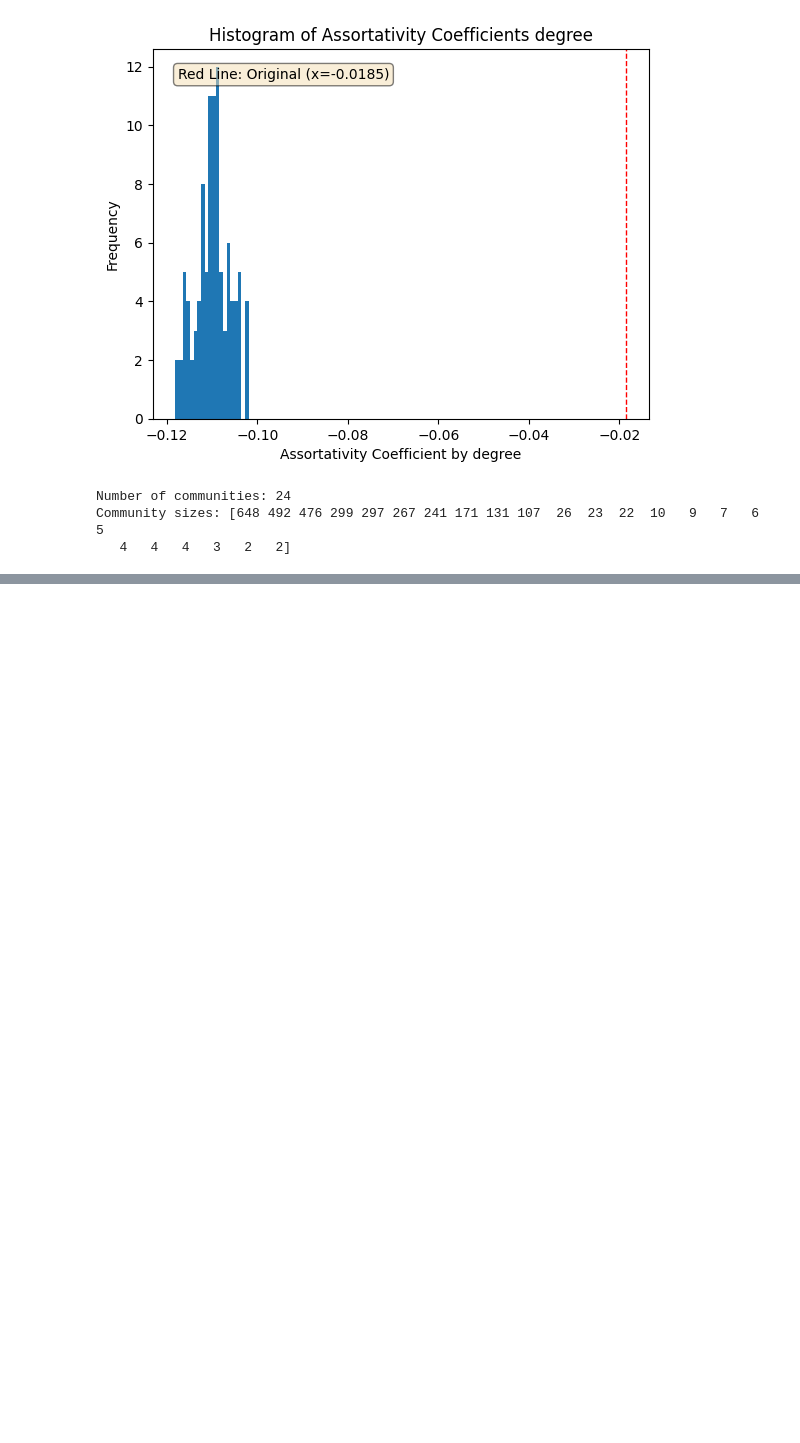
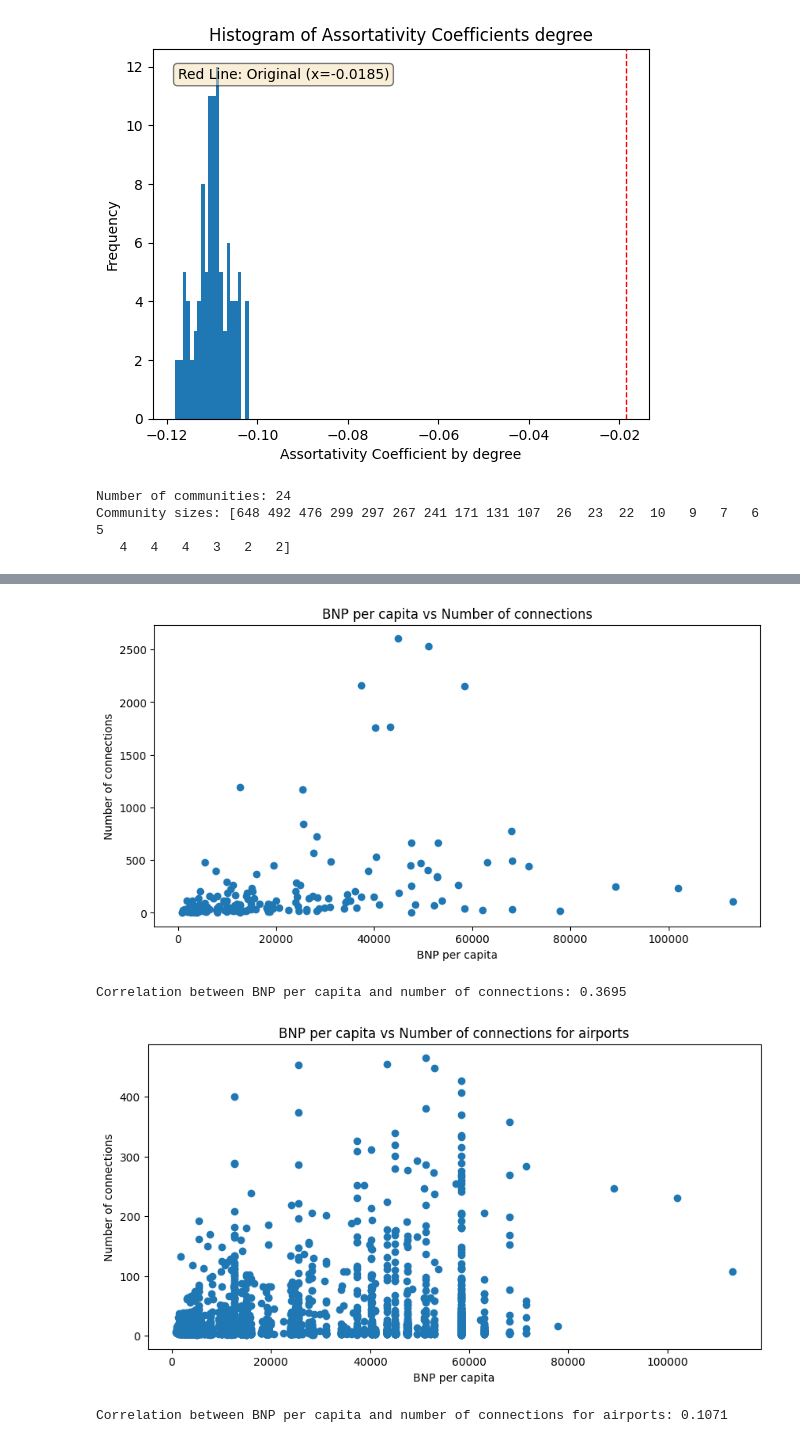
Before and after one commit to kommodeskab/SocialProject, a Jupyter notebook: graph_analysis.ipynb, the cells around one changed output, grey strips where cells are left out. Drawn from its saved outputs; the diff is of its cells as text; code cells hidden in the pictures; blank space fills up the shorter version.

```diff
--- a/graph_analysis.ipynb
+++ b/graph_analysis.ipynb
@@ -421,3 +431,74 @@ def find_community(airport_code):
             print(f"Closeness centrality: {closeness_centrality[airport_code]:.4f}")
             print(f"Eigenvector centrality: {eigenvector_centrality[airport_code]:.4f}")
             break
+# %%
+# In IATA for each unique country, find the bnp of the country and create a dictionary
+# where the key is the country and the value is the bnp
+bnp = {}
+for k, v in IATA.items():
+    if v['country'] not in bnp:
+        bnp[v['country']] = v['BNP_per_capita']
+#remove the countries that have unknown bnp
+bnp = {k: v for k, v in bnp.items() if v != 'unknown'}
+
+#for each country, find how many connections it has to other countries
+connections = defaultdict(int)
+for (u, v) in G.edges():
+    country_u = IATA[u]['country']
+    country_v = IATA[v]['country']
+    if country_u != country_v:
+        connections[country_u] += 1
+        connections[country_v] += 1
+#remove tha countries that have unknown bnp
+connections = {k: v for k, v in connections.items() if k in bnp}
+
+bnp_connections = {k: (bnp[k], v) for k, v in connections.items()}
+
+#plot the bnp vs connections
+plt.figure(figsize=(10, 5))
+plt.scatter([v[0] for k, v in bnp_connections.items()], [v[1] for k, v in bnp_connections.items()])
+plt.xlabel('BNP per capita')
+plt.ylabel('Number of connections')
+plt.title('BNP per capita vs Number of connections')
+plt.show()
+
+#Are there any correlations between the BNP per capita and the number of connections?
+bnp_values = [v[0] for k, v in bnp_connections.items()]
+connections_values = [v[1] for k, v in bnp_connections.items()]
+correlation = np.corrcoef(bnp_values, connections_values)
+print(f"Correlation between BNP per capita and number of connections: {correlation[0, 1]:.4f}")
+
+
+#Can you do the same for all airports in the network?
+bnp_airports = {}
+for k, v in IATA.items():
+    if v['country'] in bnp:
+        bnp_airports[k] = bnp[v['country']]
+#remove the airports that have unknown bnp
+bnp_airports = {k: v for k, v in bnp_airports.items() if v != 'unknown'}
+
+connections_airports = defaultdict(int)
+for (u, v) in G.edges():
+    if u in bnp_airports and v in bnp_airports:
+        connections_airports[u] += 1
+        connections_airports[v] += 1
+
+bnp_connections_airports = {k: (bnp_airports[k], v) for k, v in connections_airports.items()}
+#plot the bnp vs connections
+plt.figure(figsize=(10, 5))
+plt.scatter([v[0] for k, v in bnp_connections_airports.items()], [v[1] for k, v in bnp_connections_airports.items()])
+plt.xlabel('BNP per capita')
+plt.ylabel('Number of connections')
+plt.title('BNP per capita vs Number of connections for airports')
+plt.show()
+
+#Are there any correlations between the BNP per capita and the number of connections?
+bnp_values = [v[0] for k, v in bnp_connections_airports.items()]
+connections_values = [v[1] for k, v in bnp_connections_airports.items()]
+correlation = np.corrcoef(bnp_values, connections_values)
+print(f"Correlation between BNP per capita and number of connections for airports: {correlation[0, 1]:.4f}")
+# %% [output]
+[figure, added]
+Correlation between BNP per capita and number of connections: 0.3695
+[figure, added]
+Correlation between BNP per capita and number of connections for airports: 0.1071
```
Also changed, not shown: parts of 5 cells of this notebook.
